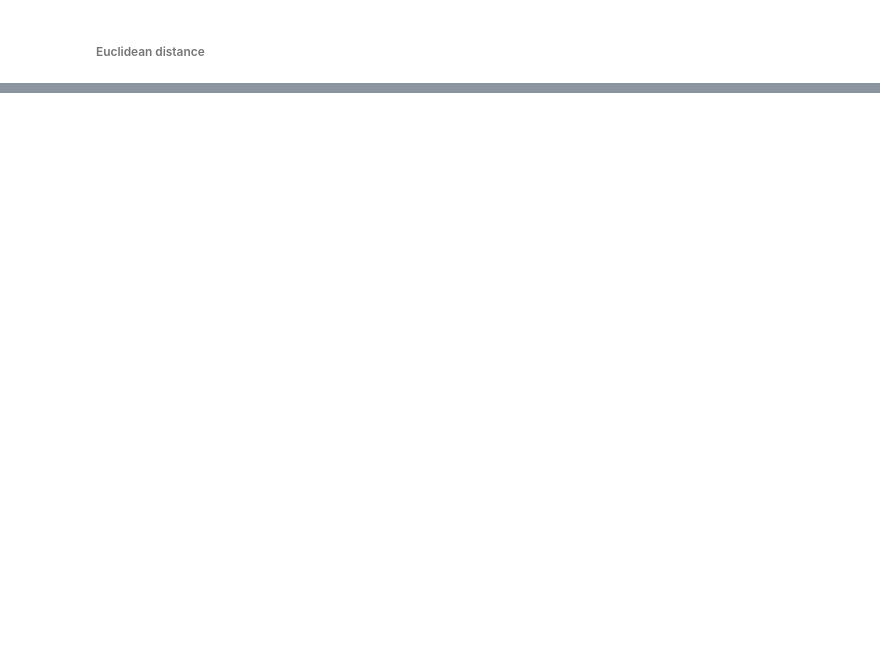
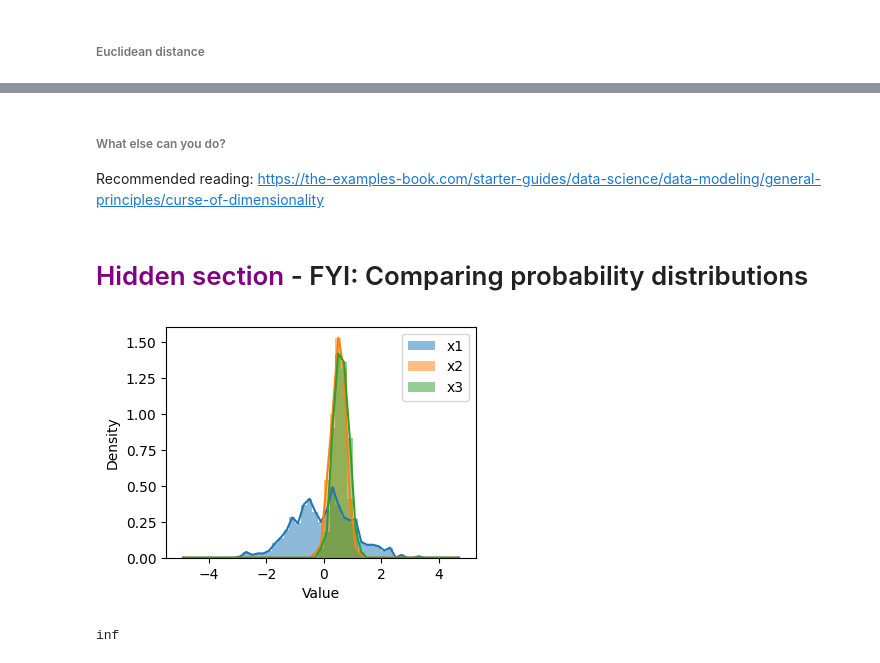
Before and after one commit to jyl1/distance_python, a Jupyter notebook: NSIP_distance.ipynb, the cells around one changed output, grey strips where cells are left out. Cells and saved outputs as stored; diff of their text form; code cells hidden in the pictures; blank space fills up the shorter version.

```diff
--- a/NSIP_distance.ipynb
+++ b/NSIP_distance.ipynb
@@ -538,0 +603,35 @@ plot_dendrogram(x, link_ax1, link_ax2,
+# %% [markdown]
+###### What else can you do?
+
+Recommended reading: https://the-examples-book.com/starter-guides/data-science/data-modeling/general-principles/curse-of-dimensionality
+# %% [markdown]
+# <font color=purple> Hidden section</font> - FYI: Comparing probability distributions
+# %%
+x1 = np.random.normal(0, 1, 500)
+x2 = np.random.normal(0.5, 0.25, 500)
+x3 = np.random.normal(0.6, 0.25, 500)
+
+# histograms
+bins = np.arange(-5, 5, 0.2)
+centers = (bins[:-1] + bins[1:]) / 2
+h1, _ = np.histogram(x1, bins=bins, density=True)
+h2, _ = np.histogram(x2, bins=bins, density=True)
+h3, _ = np.histogram(x3, bins=bins, density=True)
+
+fig, ax = plt.subplots(figsize=[4,3])
+ax.hist(x1, bins=bins, density=True, color='C0', alpha=0.5, label='x1')
+ax.hist(x2, bins=bins, density=True, color='C1', alpha=0.5, label='x2')
+ax.hist(x3, bins=bins, density=True, color='C2', alpha=0.5, label='x3')
+ax.plot(centers, h1, color='C0')
+ax.plot(centers, h2, color='C1')
+ax.plot(centers, h3, color='C2')
+ax.legend()
+plt.xlabel('Value')
+plt.ylabel('Density')
+plt.show()
+# %% [output]
+[figure, added]
+# %%
+spdist.jensenshannon(x1, x2)
+# %% [output]
+inf
```
Also changed, not shown: parts of 48 cells of this notebook.
